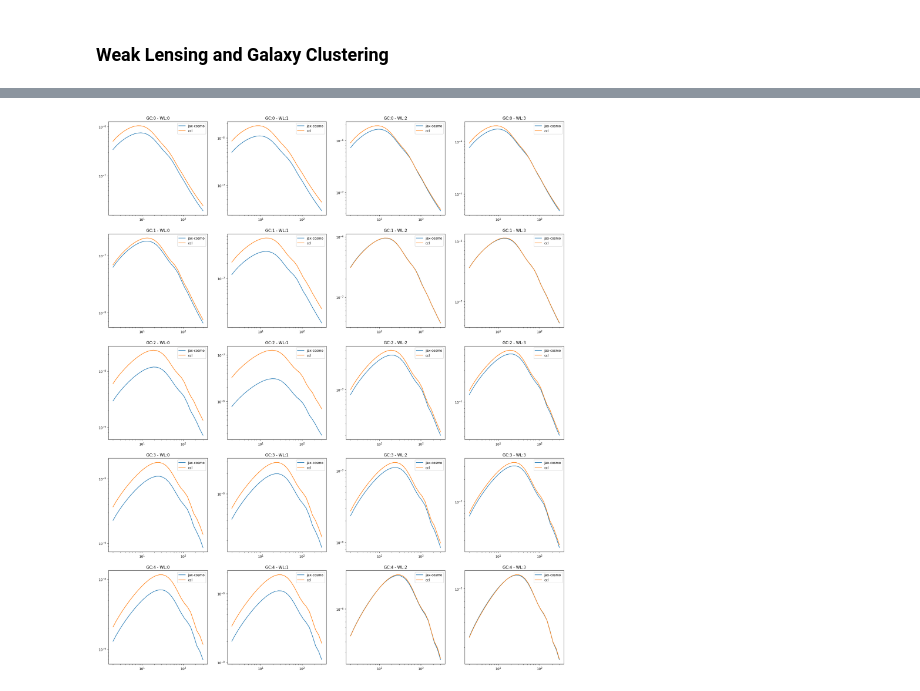
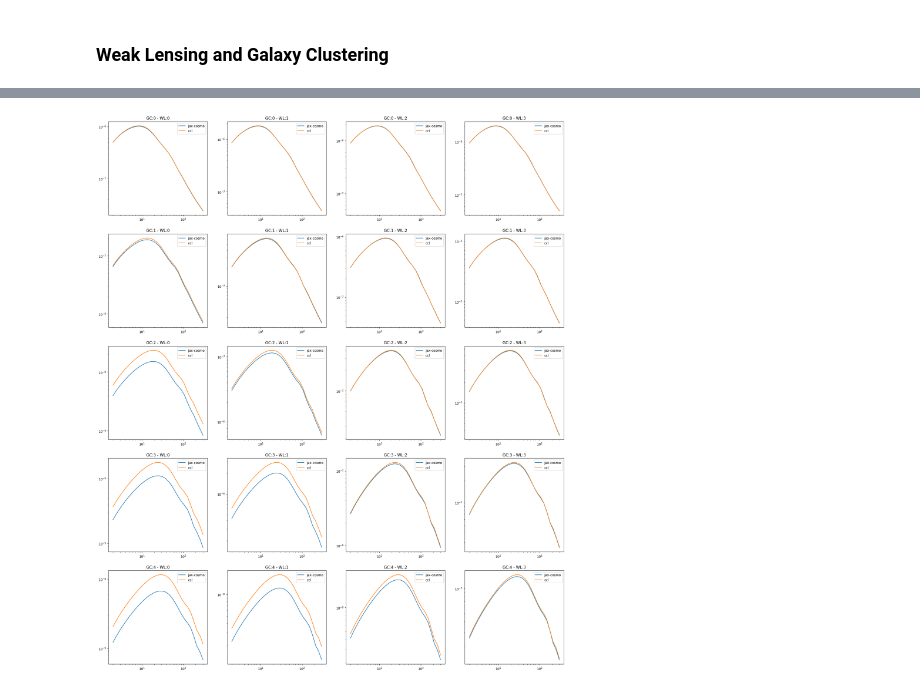
Before and after one commit to Harry45/DESEMU, a Jupyter notebook: notebooks/test-pyccl.ipynb, the cells around one changed output, grey strips where cells are left out. Saved outputs shown, nothing was run; the diff lists cells and outputs as text; code cells hidden in the pictures.

```diff
--- a/notebooks/test-pyccl.ipynb
+++ b/notebooks/test-pyccl.ipynb
@@ -119,14 +119,12 @@ def get_test_param():
     parameter = get_params_vec(
         cosmo,
         [0.074, 0.186, -0.075, -0.108], # multiplicative
-        [-0.008, -0.100, -0.0018, -0.0097], # shifts wl
+        [0.0, 0.0, 0.0, 0.0], # [-0.008, -0.100, -0.0018, -0.0097], # shifts wl
         [0.359, -0.011], # a_ia, eta
         [1.34, 1.58, 1.60, 1.90, 1.94], # biases
-        [0.022, -0.0015, 0.02, 0.0097, -0.012], # shifts gc
+        [0.0, 0.0, 0.0, 0.0, 0.0]#[0.022, -0.0015, 0.02, 0.0097, -0.012], # shifts gc
     )
     return parameter
-
-
 
 def get_index_pairs(nbin1, nbin2=None, auto=False):
     cl_index = list()
@@ -244,7 +252,7 @@ for i in range(nbin_gc):
 # %%
 plt.figure(figsize = (30, 5))
 for i in range(nbin_gc):
-    plt.subplot(1, 5, i+1)
+    plt.subplot(1, nbin_gc, i+1)
     plt.loglog(ells_coarse_gc, ps_gc[i], label = 'jax-cosmo')
     plt.loglog(ells_coarse_gc, cl_gc_ccl[i], label = 'ccl')
     plt.legend()
@@ -277,14 +308,14 @@ for i in range(nbin_gc):
 # %%
 plt.figure(figsize = (25, 30))
 counter = 0
 for i in range(nbin_gc):
     for j in range(nbin_wl):
-        plt.subplot(5, 4, counter+1)
+        plt.subplot(nbin_gc, nbin_wl, counter+1)
         plt.title(f'GC:{i} - WL:{j}')
         plt.loglog(ells_coarse_gc, ps_gc_wl[counter], label = 'jax-cosmo')
         plt.loglog(ells_coarse_gc, cl_gc_wl_ccl[counter], label = 'ccl')
         plt.legend()
         counter += 1
 plt.show()
 # %% [output]
-[figure, old version]
+[figure, new version]
```
Also changed, not shown: parts of 5 cells of this notebook, 1 other file.
